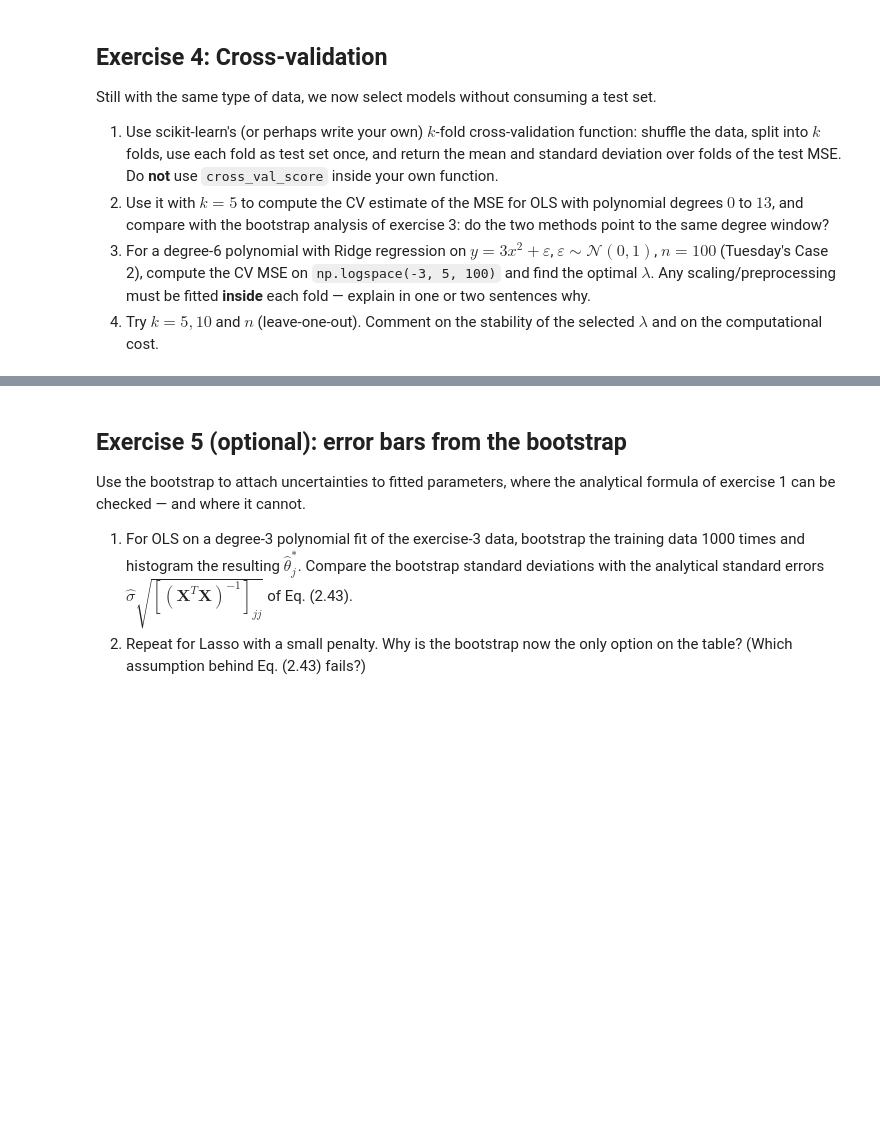
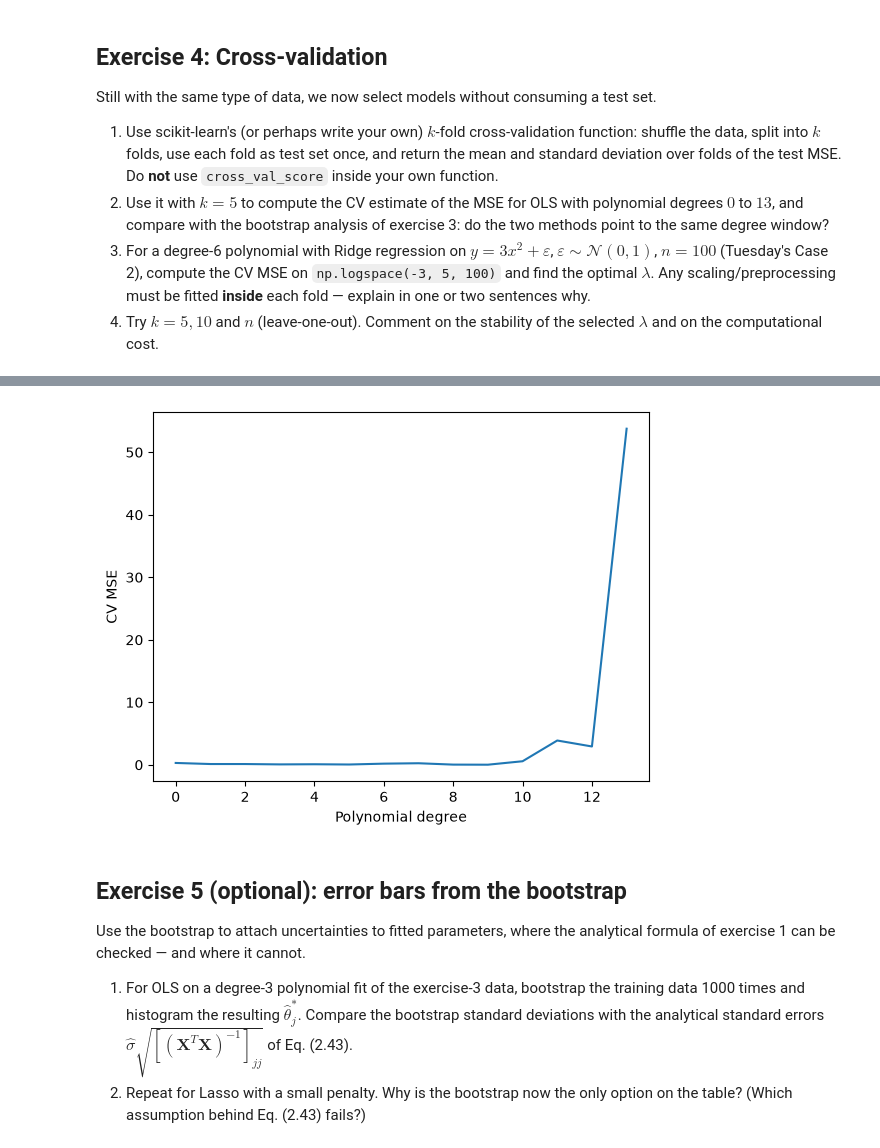
Before and after one commit to zejingw1998/FYS-STK4155, a Jupyter notebook: Week_exercises/Week_36/exercisesweek36.ipynb, the cells around one changed output, grey strips where cells are left out. Drawn from its saved outputs; the diff is of its cells as text; code cells hidden in the pictures; blank space fills up the shorter version.

```diff
--- a/Week_exercises/Week_36/exercisesweek36.ipynb
+++ b/Week_exercises/Week_36/exercisesweek36.ipynb
@@ -529,3 +529,92 @@ np.random.seed(2026)
 n = 40
 x = np.linspace(-3, 3, n).reshape(-1, 1)
 y = np.exp(-x**2) + 1.5 * np.exp(-(x - 2)**2) + np.random.normal(0, 0.1, x.shape)
+
+
+#Part 1
+kFold = KFold(n_splits=5,shuffle=True,random_state =2026)
+
+
+
+def k_fold_cv(x, y, degree, k=5):
+    kFold = KFold(n_splits=5,shuffle=True,random_state =2026)
+
+    mse_values = []
+
+    for train_index, test_index in kFold.split(x):
+
+        x_train = x[train_index]
+        x_test = x[test_index]
+
+        y_train = y[train_index]
+        y_test = y[test_index]
+
+        # Define model
+        model = make_pipeline(PolynomialFeatures(degree=degree),LinearRegression(fit_intercept=False))
+
+        # Fit and predict
+        model.fit(x_train, y_train)
+        y_pred = model.predict(x_test)
+
+        # MSE for this fold
+        mse = np.mean((y_test - y_pred)**2)
+
+        # Save this fold's MSE
+        mse_values.append(mse)
+
+    # Mean and standard deviation over all folds
+    return np.mean(mse_values), np.std(mse_values)
+
+
+#Part 2
+
+
+degrees = np.arange(14)
+
+cv_mean = np.zeros(14)
+cv_std =np.zeros(14)
+
+for degree in degrees:
+    cv_mean[degree],cv_std[degree]=k_fold_cv(x,y,degree,k=5)
+
+
+best_degree= np.argmin(cv_mean)
+
+
+print("Best degree",best_degree)
+print("Minimum CV MSE",cv_mean[best_degree])
+
+
+plt.plot(degrees,cv_mean)
+plt.xlabel("Polynomial degree")
+plt.ylabel("CV MSE")
+plt.show()
+
+#Part 3
+
+#Define the data
+
+
+rng = np.random.default_rng(2026)
+
+x = rng.standard_normal(100)
+y = 3*x**2 + rng.standard_normal(100)
+
+lambdas =np.logspace(-3,5,100)
+
+kFold = KFold(n_splits=5,shuffle=True,random_state=2026)
+
+
+poly = PolynomialFeatures(degree=6)
+
+score_Kfold = np.zeros((len(lambdas), 5))
+
+
+for i,lmb  in enumerate(lambdas):
+    for j, (train_inds, test_inds) in enumerate(kfold.split(x)):
+        Xtrain = poly.fit_transform(x[train_inds][:,np.newaxis])
+        Xtest =  poly.fit_transform(x[test_inds][:,np.newaxis])
+        scalar =StandardScaler().fit(Xtrain)
+        Xtrain_scalar = scalar_transform (x_train)
+        ridge = Ridge(alpha=lmb)
+# %% [output]
@@ -532,3 +623,4 @@ y = np.exp(-x**2) + 1.5 * np.exp(-(x - 2)**2) + np.random.normal(0, 0.1, x.shape
+[figure, added]
 # %% [markdown]
 ## Exercise 5 (optional): error bars from the bootstrap
 
```
Also changed, not shown: parts of 1 cell of this notebook.
